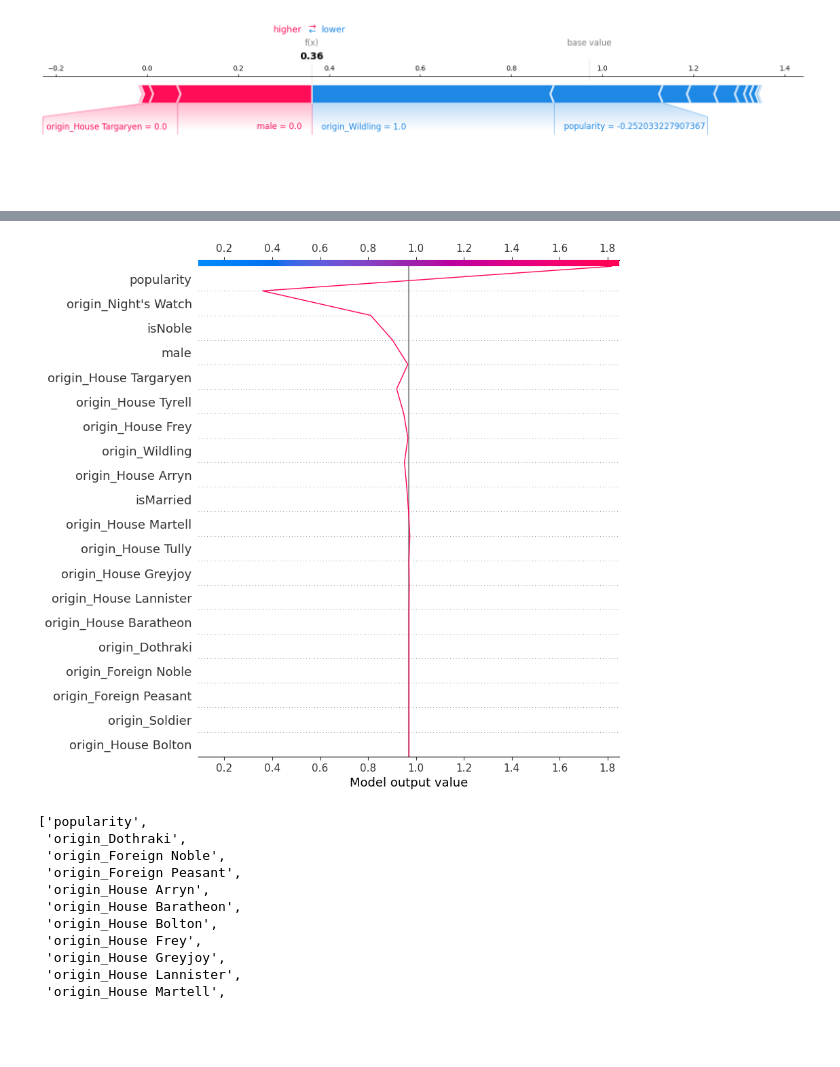
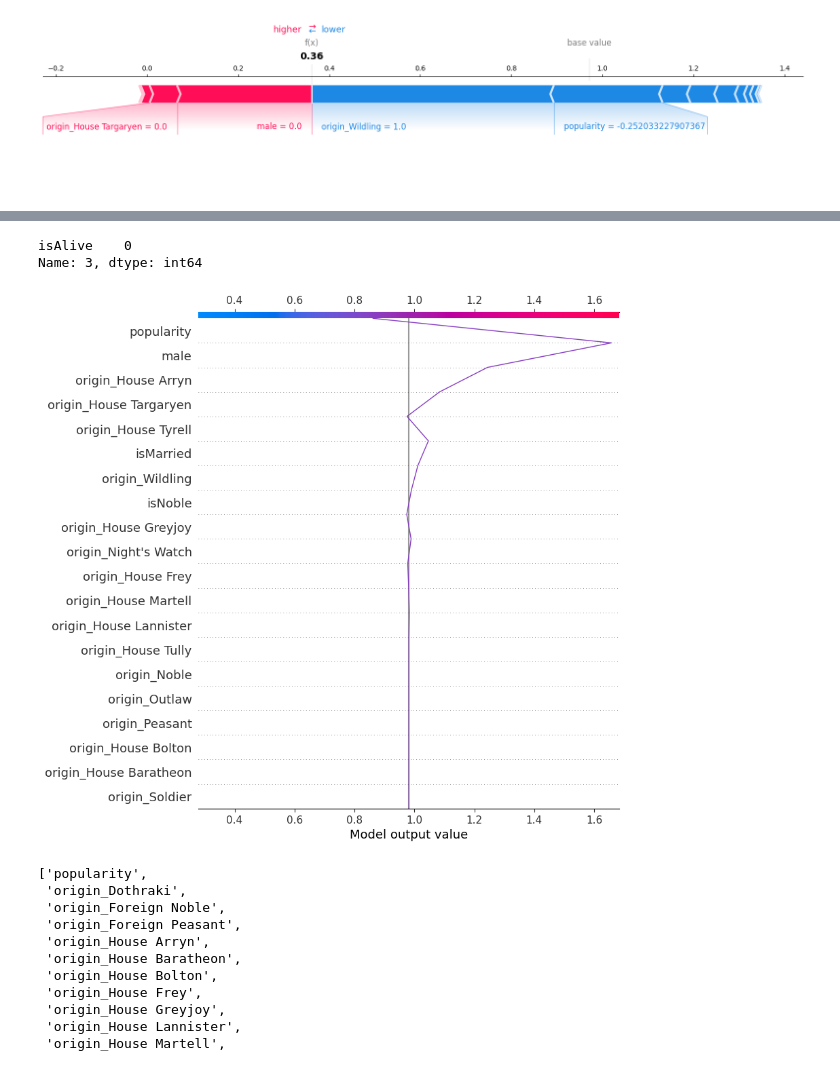
Before and after one commit to franziskasteger/game-of-thrones-survival, a Jupyter notebook: notebooks/Carmen_SHAP_model_interpretability.ipynb, the cells around one changed output, grey strips where cells are left out. Cells and saved outputs as stored; diff of their text form; code cells hidden in the pictures; blank space fills up the shorter version.

Commit message:
shap work on progress

```diff
--- a/notebooks/Carmen_SHAP_model_interpretability.ipynb
+++ b/notebooks/Carmen_SHAP_model_interpretability.ipynb
@@ -173,7 +168,10 @@ shap.decision_plot(explainer.expected_value, shap_values_array[13,:], test.colum
 # %%
-shap.decision_plot(explainer.expected_value, shap_values_array[12,:], test.columns)
+print(y.iloc[3, :])
+shap.decision_plot(explainer.expected_value, shap_values_array[3,:], test.columns)
 # %% [output]
+isAlive    0
+Name: 3, dtype: int64
-[figure, old version]
+[figure, new version]
 # %%
 [x.split("__")[1] for x in model_xgb["columntransformer"].get_feature_names_out()]
 # %% [output]
```
Also changed, not shown: parts of 6 cells of this notebook.
